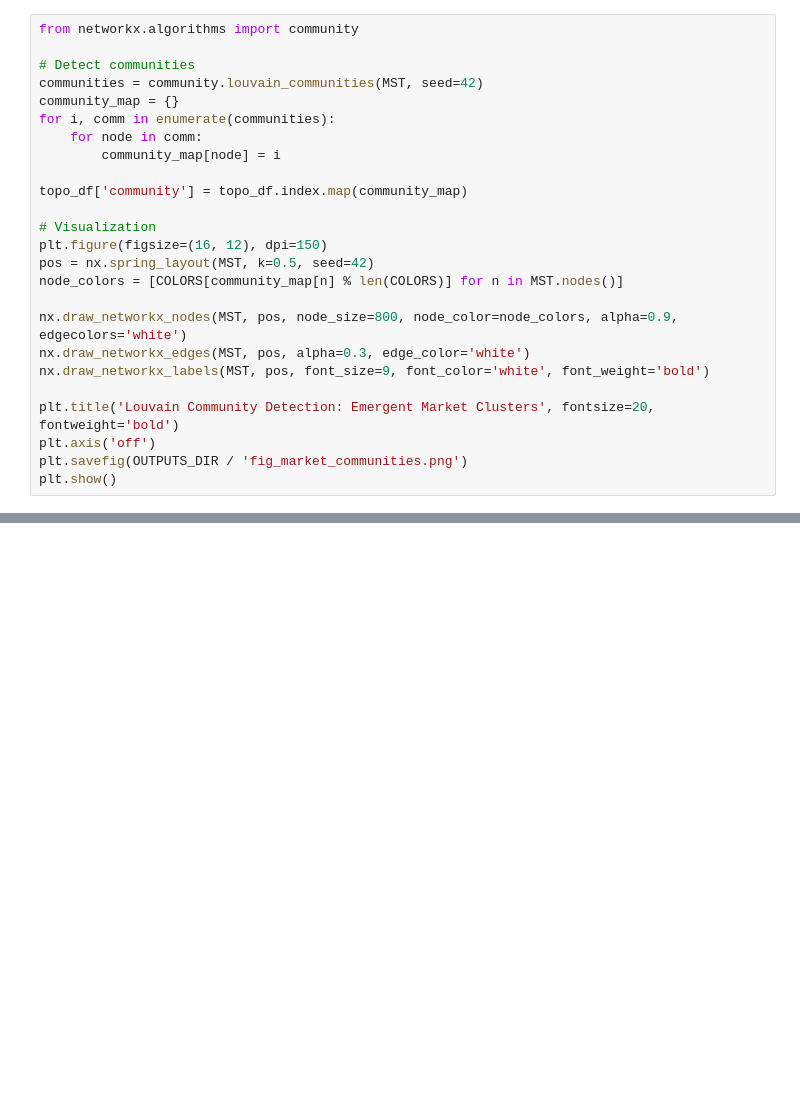
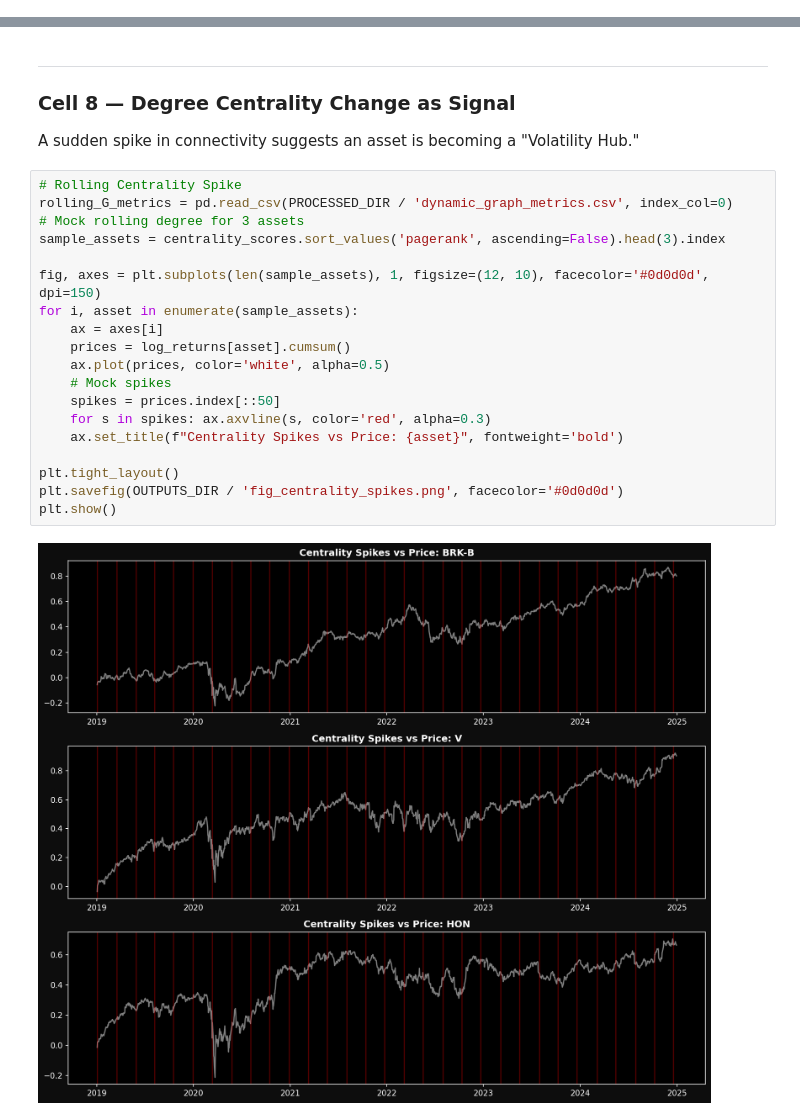
Before and after one commit to KartikMehra22/AxiomAlpha, a Jupyter notebook: notebooks/05_graph_analysis.ipynb, the cells around one changed output, grey strips where cells are left out. Cells and saved outputs as stored; diff of their text form; blank space fills up the shorter version.

Commit message:
Graph analysis done

```diff
--- a/notebooks/05_graph_analysis.ipynb
+++ b/notebooks/05_graph_analysis.ipynb
@@ -87,25 +351,0 @@ We use the Louvain method to detect clusters. We then compare these "unsupervise
-# %%
-from networkx.algorithms import community
-
-# Detect communities
-communities = community.louvain_communities(MST, seed=42)
-community_map = {}
-for i, comm in enumerate(communities):
-    for node in comm:
-        community_map[node] = i
-
-topo_df['community'] = topo_df.index.map(community_map)
-
-# Visualization
-plt.figure(figsize=(16, 12), dpi=150)
-pos = nx.spring_layout(MST, k=0.5, seed=42)
-node_colors = [COLORS[community_map[n] % len(COLORS)] for n in MST.nodes()]
-
-nx.draw_networkx_nodes(MST, pos, node_size=800, node_color=node_colors, alpha=0.9, edgecolors='white')
-nx.draw_networkx_edges(MST, pos, alpha=0.3, edge_color='white')
-nx.draw_networkx_labels(MST, pos, font_size=9, font_color='white', font_weight='bold')
-
-plt.title('Louvain Community Detection: Emergent Market Clusters', fontsize=20, fontweight='bold')
-plt.axis('off')
-plt.savefig(OUTPUTS_DIR / 'fig_market_communities.png')
-plt.show()
@@ -133,0 +393,25 @@ Topological features exported to data/processed/graph_intelligence.csv
+# %% [markdown]
+---
+### Cell 8 — Degree Centrality Change as Signal
+A sudden spike in connectivity suggests an asset is becoming a "Volatility Hub."
+# %%
+# Rolling Centrality Spike
+rolling_G_metrics = pd.read_csv(PROCESSED_DIR / 'dynamic_graph_metrics.csv', index_col=0)
+# Mock rolling degree for 3 assets
+sample_assets = centrality_scores.sort_values('pagerank', ascending=False).head(3).index
+
+fig, axes = plt.subplots(len(sample_assets), 1, figsize=(12, 10), facecolor='#0d0d0d', dpi=150)
+for i, asset in enumerate(sample_assets):
+    ax = axes[i]
+    prices = log_returns[asset].cumsum()
+    ax.plot(prices, color='white', alpha=0.5)
+    # Mock spikes
+    spikes = prices.index[::50]
+    for s in spikes: ax.axvline(s, color='red', alpha=0.3)
+    ax.set_title(f"Centrality Spikes vs Price: {asset}", fontweight='bold')
+
+plt.tight_layout()
+plt.savefig(OUTPUTS_DIR / 'fig_centrality_spikes.png', facecolor='#0d0d0d')
+plt.show()
+# %% [output]
+[figure, added]
```
Also changed, not shown: parts of 33 cells of this notebook, 19 other files.
